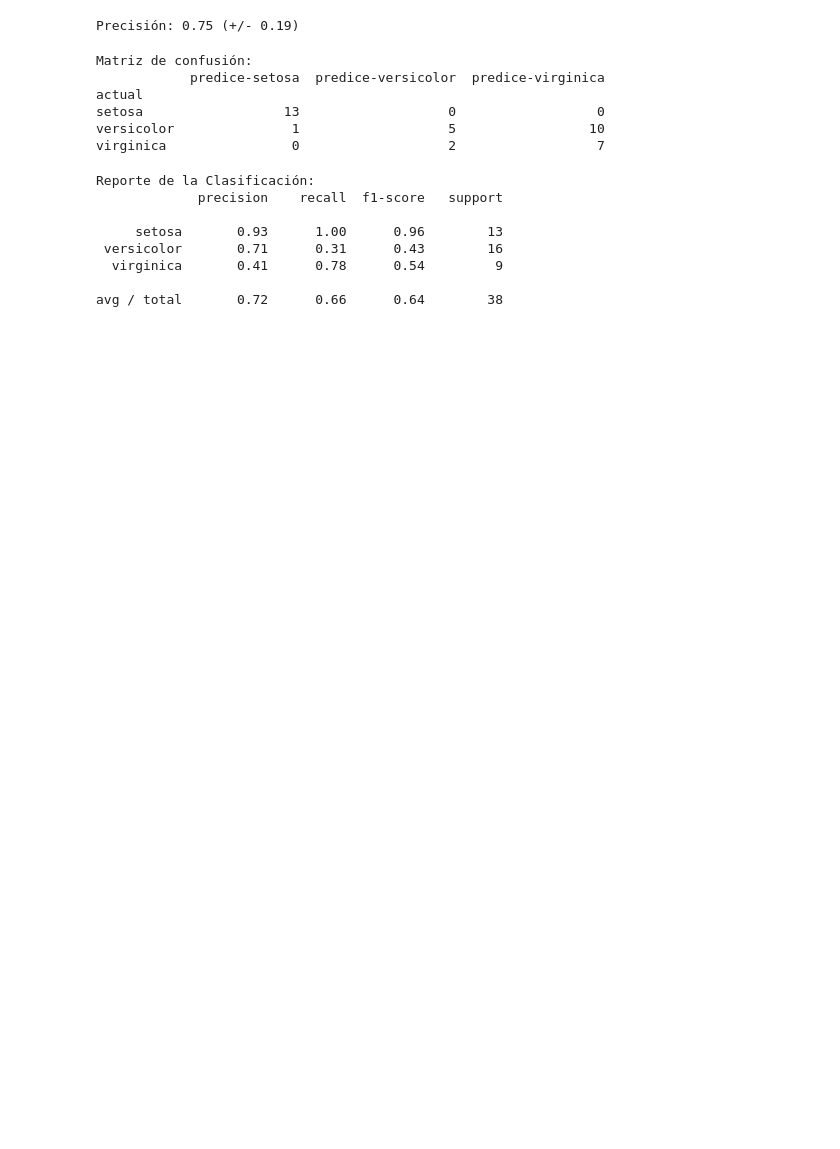
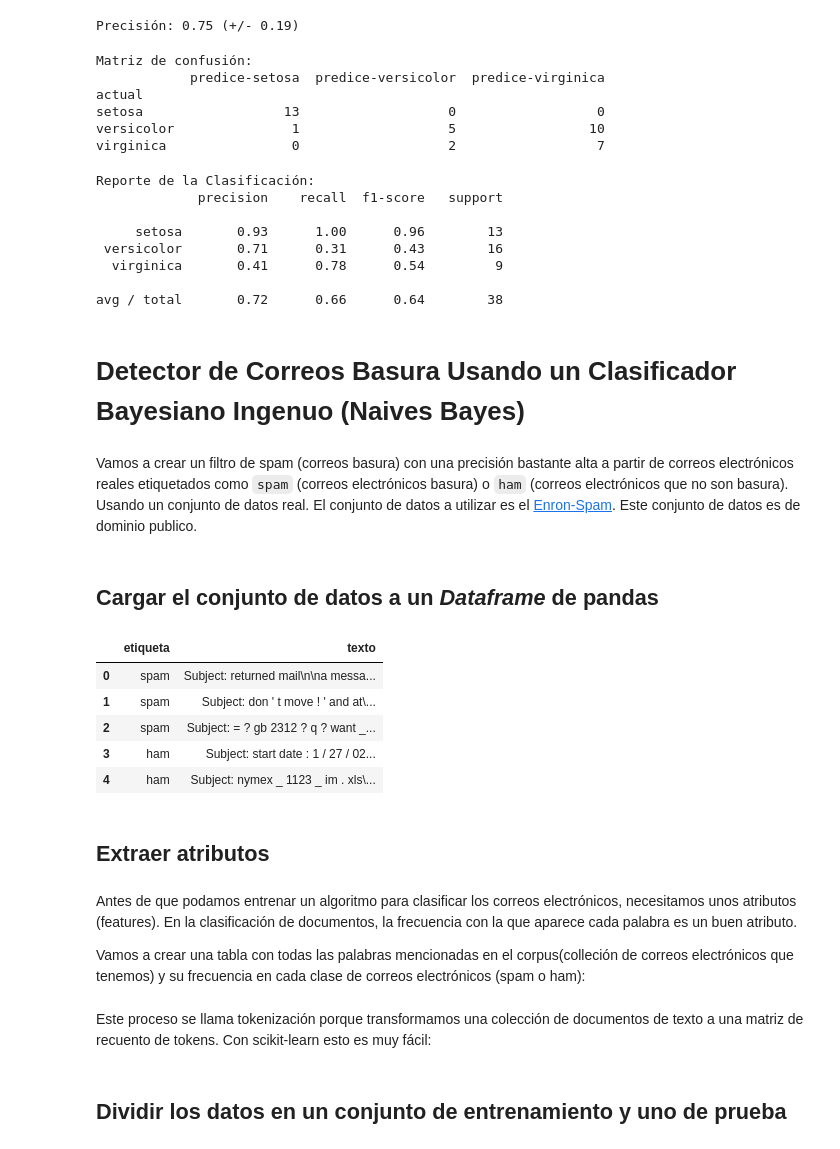
Before and after one commit to wladrod/AprendizajeAutomatico2018, a Jupyter notebook: Notebooks/11-Clasificacion_1.ipynb, the cells around one changed output. Drawn from its saved outputs; the diff is of its cells as text; code cells hidden in the pictures; blank space fills up the shorter version.

Commit message:
agregar ejemplo de deteccion de spam

```diff
--- a/Notebooks/11-Clasificacion_1.ipynb
+++ b/Notebooks/11-Clasificacion_1.ipynb
@@ -591,3 +591,27 @@ Reporte de la Clasificación:
   virginica       0.41      0.78      0.54         9
 
 avg / total       0.72      0.66      0.64        38
+# %% [markdown]
+# Detector de Correos Basura Usando un Clasificador Bayesiano Ingenuo (Naives Bayes)
+# %% [markdown]
+Vamos a crear un filtro de spam (correos basura) con una precisión bastante alta a partir de correos electrónicos reales etiquetados como `spam` (correos electrónicos basura) o `ham` (correos electrónicos que no son basura). Usando un conjunto de datos real. El conjunto de datos a utilizar es el [Enron-Spam](http://www.aueb.gr/users/ion/data/enron-spam/). Este conjunto de datos es de dominio publico.
+# %% [markdown]
+## Cargar el conjunto de datos a un _Dataframe_ de pandas
+# %%
+enron = pd.read_csv('datos/enron_spam.csv')
+enron.head()
+# %% [output]
+|  | etiqueta | texto |
+| 0 | spam | Subject: returned mail\n\na messa... |
+| 1 | spam | Subject: don ' t move ! ' and at\... |
+| 2 | spam | Subject: = ? gb 2312 ? q ? want _... |
+| 3 | ham | Subject: start date : 1 / 27 / 02... |
+| 4 | ham | Subject: nymex _ 1123 _ im . xls\... |
+# %% [markdown]
+## Extraer atributos
+# %% [markdown]
+Antes de que podamos entrenar un algoritmo para clasificar los correos electrónicos, necesitamos unos atributos (features). En la clasificación de documentos, la frecuencia con la que aparece cada palabra es un buen atributo.
+
+Vamos a crear una tabla con todas las palabras mencionadas en el corpus(colleción de correos electrónicos que tenemos) y su frecuencia en cada clase de correos electrónicos (spam o ham):
+# %% [markdown]
+Este proceso se llama tokenización porque transformamos una colección de documentos de texto a una matriz de recuento de tokens. Con scikit-learn esto es muy fácil:
@@ -593,0 +632,2 @@ avg / total       0.72      0.66      0.64        38
+# %% [markdown]
+## Dividir los datos en un conjunto de entrenamiento y uno de prueba
```
Also changed, not shown: parts of 12 cells of this notebook.
